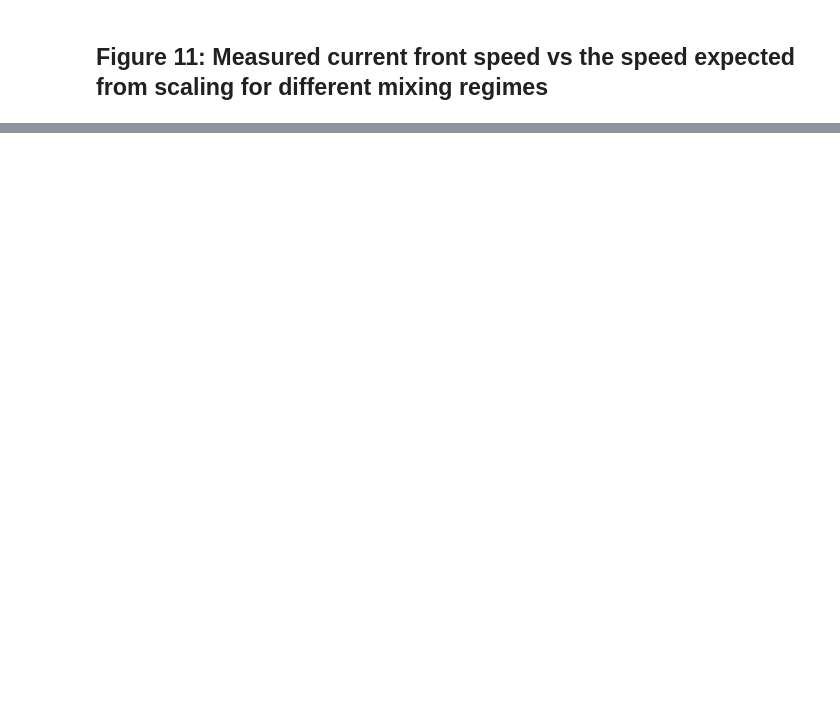
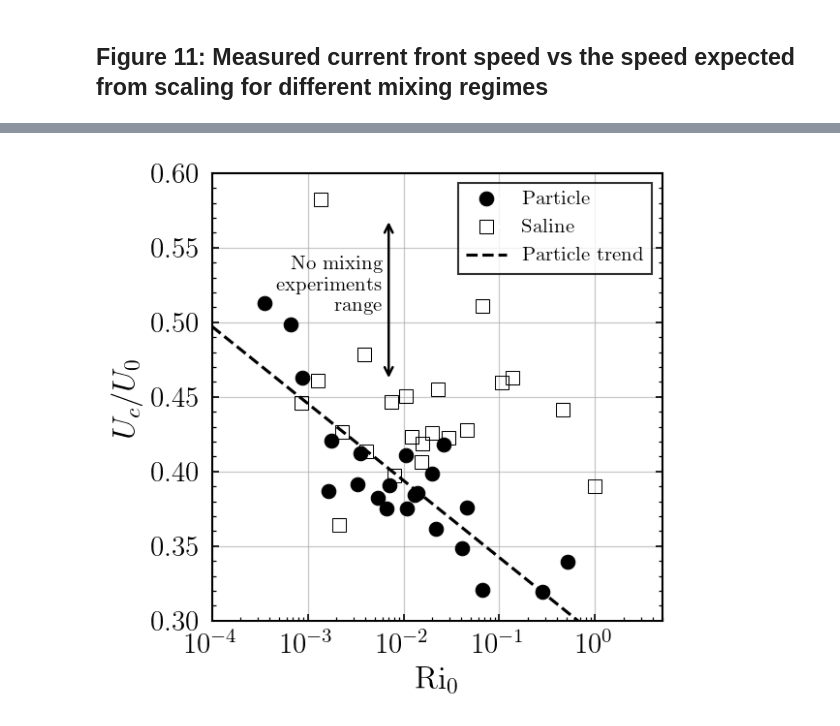
Before and after one commit to CaraBGJames/james-etal-2026-lock-release, a Jupyter notebook: figure_11.ipynb, the cells around one changed output, grey strips where cells are left out. Cells and saved outputs as stored; diff of their text form; code cells hidden in the pictures; blank space fills up the shorter version.

```diff
--- a/figure_11.ipynb
+++ b/figure_11.ipynb
@@ -26,0 +300,81 @@ folder = "/Users/cara/Library/CloudStorage/OneDrive-UBC/PhD/Experiments/2025/Exp
+# %%
+fig, ax = plt.subplots(figsize=(4, 4))
+
+for t, marker in type_marker_map.items():
+    df_sub = metadata[metadata["type"] == t]
+    c = "none" if t == "saline" else "black"
+    ax.semilogx(
+        df_sub["Ri_0"],
+        df_sub["u_c"] / df_sub["u_0"],
+        color=c,
+        marker=marker,
+        markerfacecolor=c,
+        markeredgecolor="k",
+        markeredgewidth=0.5,
+        markersize=7,
+        linestyle="",
+    )
+    if t == "saline":
+        nm = df_sub[df_sub.mixing == "none"]
+        print(
+            f"NM ratio: {(nm['u_c']/nm['u_0']).min():.3f}–{(nm['u_c']/nm['u_0']).max():.3f}"
+        )
+    if t == "part":
+        x = np.log10(df_sub["Ri_0"].values)
+        m, b = np.polyfit(x, df_sub["u_c"].values / df_sub["u_0"].values, 1)
+        x_fit = np.linspace(-4, 1, 200)
+        ax.plot(10**x_fit, m * x_fit + b, "k--")
+
+ax.set(xlim=[0.0001, 5], ylim=[0.3, 0.6], xlabel="Ri$_0$", ylabel="$U_c/U_0$")
+
+
+ax.annotate(
+    "",
+    xy=(0.7e-2, 0.57),
+    xytext=(0.7e-2, 0.46),
+    arrowprops=dict(arrowstyle="<->", color="k", lw=1.2),
+)
+ax.text(
+    6e-3, 0.525, "No mixing\nexperiments\nrange", fontsize=10, va="center", ha="right"
+)
+
+ri_legend = []
+
+ri_legend.extend(
+    [
+        Line2D(
+            [0],
+            [0],
+            marker="o",
+            color="w",
+            label="Particle",
+            markerfacecolor="black",
+            markeredgecolor="k",
+            markeredgewidth=0.5,
+            markersize=7,
+        ),
+        Line2D(
+            [0],
+            [0],
+            marker="s",
+            color="w",
+            label="Saline",
+            markerfacecolor="white",
+            markeredgecolor="k",
+            markeredgewidth=0.5,
+            markersize=7,
+        ),
+        Line2D([0], [0], color="k", linestyle="--", label="Particle trend"),
+    ]
+)
+
+ax.legend(
+    handles=ri_legend,
+    loc="upper right",
+    bbox_to_anchor=(1, 1),
+    fontsize=10,
+)
+
+plt.savefig("figures/figure_11_ri.png", bbox_inches="tight", dpi=300)
+plt.show()
+# %% [output]
@@ -26,0 +382 @@ folder = "/Users/cara/Library/CloudStorage/OneDrive-UBC/PhD/Experiments/2025/Exp
+[figure, added]
```
Also changed, not shown: parts of 9 cells of this notebook, 11 other files.
